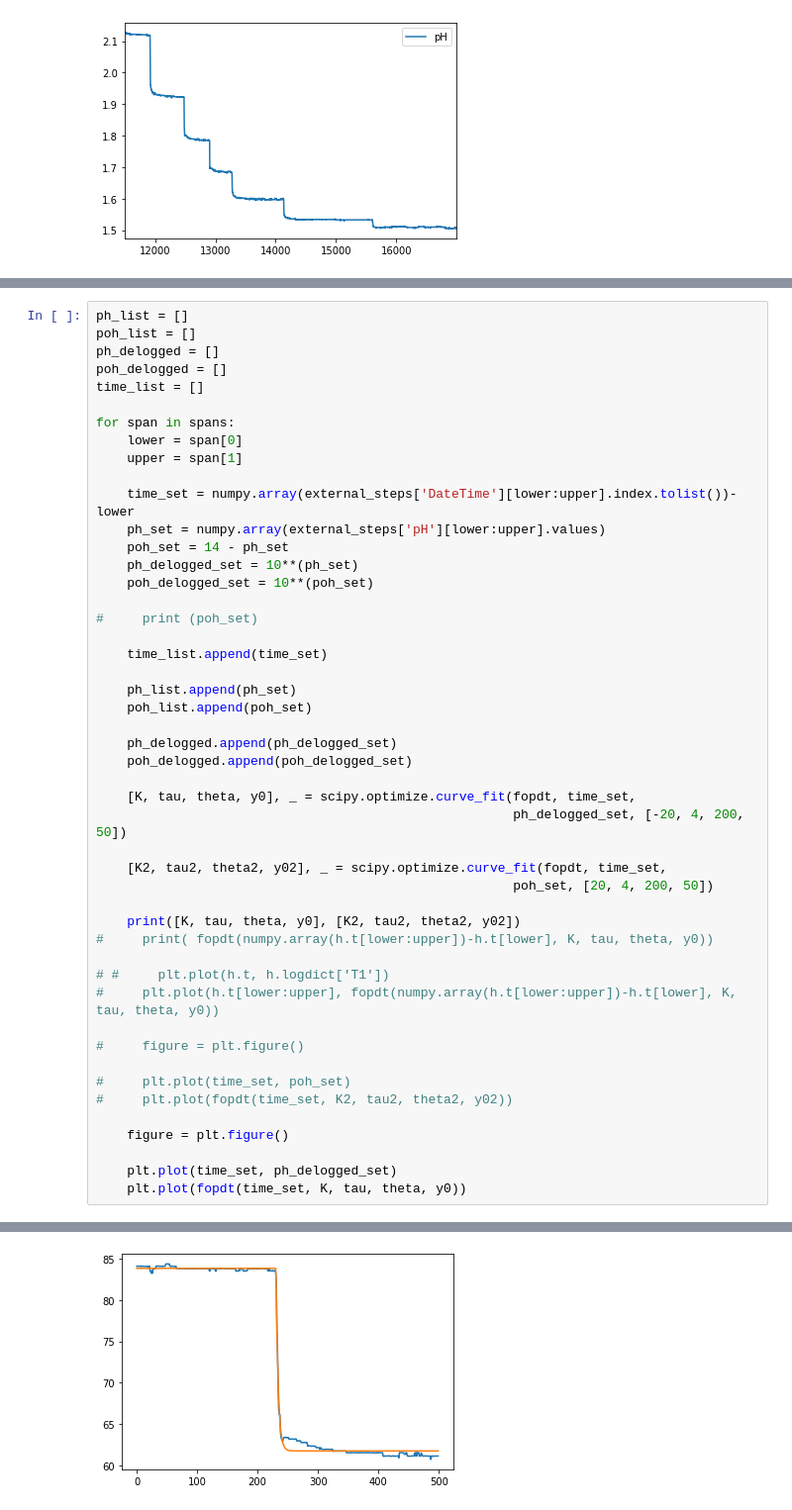
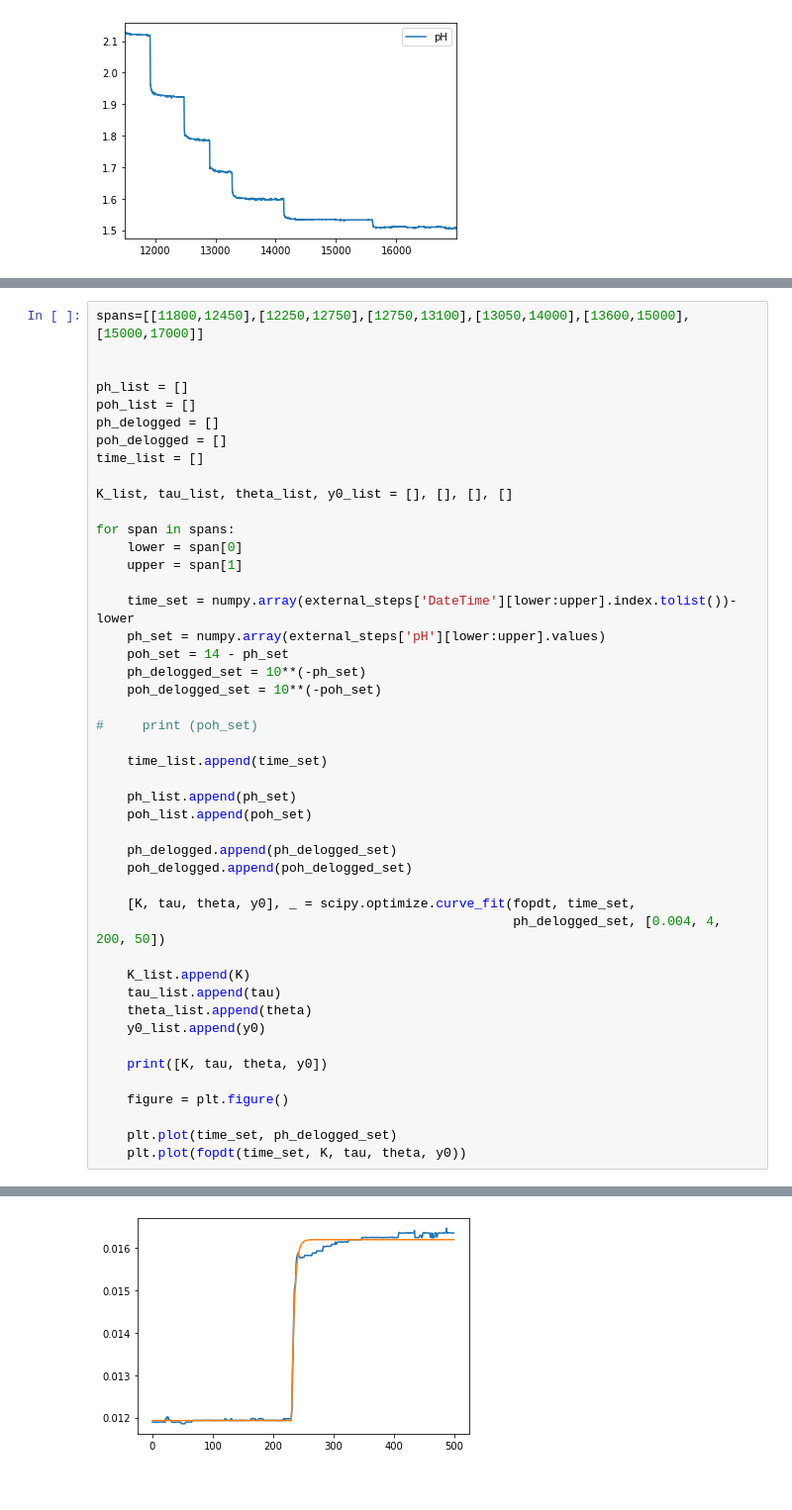
Before and after one commit to JarrydWebber/Jarryd-CSC, a Jupyter notebook: First Order Fit Outside of Rig pH Probe.ipynb, the cells around one changed output, grey strips where cells are left out. Shown at 99% size. Drawn from its saved outputs; the diff is of its cells as text.

```diff
--- a/First Order Fit Outside of Rig pH Probe.ipynb
+++ b/First Order Fit Outside of Rig pH Probe.ipynb
@@ -65,9 +53,14 @@ for period in spans:
 # %%
+spans=[[11800,12450],[12250,12750],[12750,13100],[13050,14000],[13600,15000],[15000,17000]]
+
+
 ph_list = []
 poh_list = []
 ph_delogged = []
 poh_delogged = []
 time_list = []
+
+K_list, tau_list, theta_list, y0_list = [], [], [], []
 
 for span in spans:
     lower = span[0]
@@ -76,8 +69,8 @@ for span in spans:
     time_set = numpy.array(external_steps['DateTime'][lower:upper].index.tolist())-lower
     ph_set = numpy.array(external_steps['pH'][lower:upper].values)
     poh_set = 14 - ph_set
-    ph_delogged_set = 10**(ph_set)
-    poh_delogged_set = 10**(poh_set)
+    ph_delogged_set = 10**(-ph_set)
+    poh_delogged_set = 10**(-poh_set)
 
 #     print (poh_set)
 
@@ -90,21 +83,14 @@ for span in spans:
     poh_delogged.append(poh_delogged_set)
 
     [K, tau, theta, y0], _ = scipy.optimize.curve_fit(fopdt, time_set,
-                                                      ph_delogged_set, [-20, 4, 200, 50])
+                                                      ph_delogged_set, [0.004, 4, 200, 50])
 
-    [K2, tau2, theta2, y02], _ = scipy.optimize.curve_fit(fopdt, time_set,
-                                                      poh_set, [20, 4, 200, 50])
+    K_list.append(K)
+    tau_list.append(tau)
+    theta_list.append(theta)
+    y0_list.append(y0)
 
-    print([K, tau, theta, y0], [K2, tau2, theta2, y02])
-#     print( fopdt(numpy.array(h.t[lower:upper])-h.t[lower], K, tau, theta, y0))
-
-# #     plt.plot(h.t, h.logdict['T1'])
-#     plt.plot(h.t[lower:upper], fopdt(numpy.array(h.t[lower:upper])-h.t[lower], K, tau, theta, y0))
-
-#     figure = plt.figure()
-
-#     plt.plot(time_set, poh_set)
-#     plt.plot(fopdt(time_set, K2, tau2, theta2, y02))
+    print([K, tau, theta, y0])
 
     figure = plt.figure()
 
@@ -121 +107 @@ for span in spans:
-[figure, old version]
+[figure, new version]
```
Also changed, not shown: parts of 5 cells of this notebook, 2 other files.
